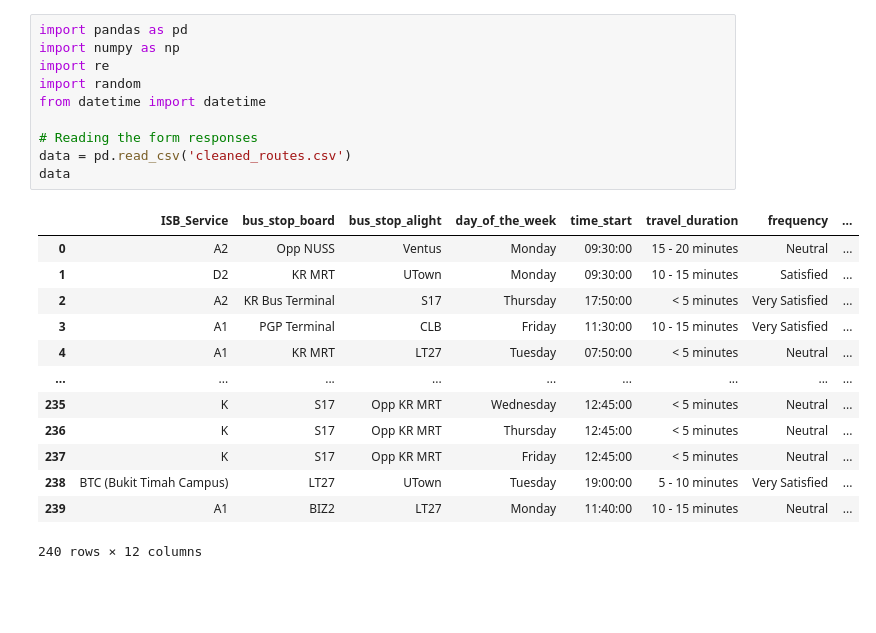
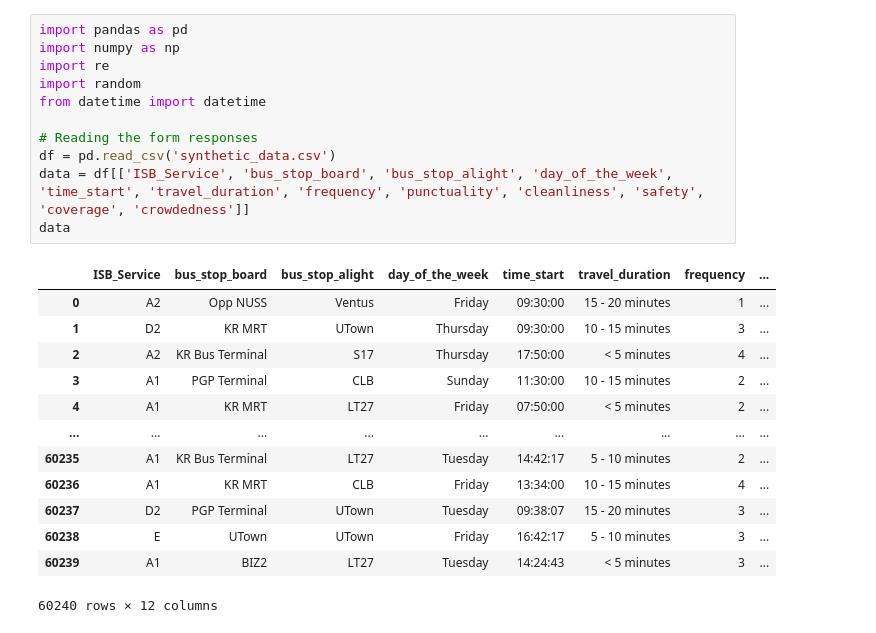
Before and after one commit to angelynnnnn/Optimizing-Public-Transport-Data, a Jupyter notebook: groupB_MLtest.ipynb, the cells around one changed output. Cells and saved outputs as stored; diff of their text form; blank space fills up the shorter version.

```diff
--- a/groupB_MLtest.ipynb
+++ b/groupB_MLtest.ipynb
@@ -1,27 +1,28 @@
 # %%
 import pandas as pd
 import numpy as np
 import re
 import random
 from datetime import datetime
 
 # Reading the form responses
-data = pd.read_csv('cleaned_routes.csv')
+df = pd.read_csv('synthetic_data.csv')
+data = df[['ISB_Service', 'bus_stop_board', 'bus_stop_alight', 'day_of_the_week', 'time_start', 'travel_duration', 'frequency', 'punctuality', 'cleanliness', 'safety', 'coverage', 'crowdedness']]
 data
 # %% [output]
 |  | ISB_Service | bus_stop_board | bus_stop_alight | day_of_the_week | time_start | travel_duration | frequency | ... |
-| 0 | A2 | Opp NUSS | Ventus | Monday | 09:30:00 | 15 - 20 minutes | Neutral | ... |
-| 1 | D2 | KR MRT | UTown | Monday | 09:30:00 | 10 - 15 minutes | Satisfied | ... |
-| 2 | A2 | KR Bus Terminal | S17 | Thursday | 17:50:00 | < 5 minutes | Very Satisfied | ... |
-| 3 | A1 | PGP Terminal | CLB | Friday | 11:30:00 | 10 - 15 minutes | Very Satisfied | ... |
-| 4 | A1 | KR MRT | LT27 | Tuesday | 07:50:00 | < 5 minutes | Neutral | ... |
+| 0 | A2 | Opp NUSS | Ventus | Friday | 09:30:00 | 15 - 20 minutes | 1 | ... |
+| 1 | D2 | KR MRT | UTown | Thursday | 09:30:00 | 10 - 15 minutes | 3 | ... |
+| 2 | A2 | KR Bus Terminal | S17 | Thursday | 17:50:00 | < 5 minutes | 4 | ... |
+| 3 | A1 | PGP Terminal | CLB | Sunday | 11:30:00 | 10 - 15 minutes | 2 | ... |
+| 4 | A1 | KR MRT | LT27 | Friday | 07:50:00 | < 5 minutes | 2 | ... |
 | ... | ... | ... | ... | ... | ... | ... | ... | ... |
-| 235 | K | S17 | Opp KR MRT | Wednesday | 12:45:00 | < 5 minutes | Neutral | ... |
-| 236 | K | S17 | Opp KR MRT | Thursday | 12:45:00 | < 5 minutes | Neutral | ... |
-| 237 | K | S17 | Opp KR MRT | Friday | 12:45:00 | < 5 minutes | Neutral | ... |
-| 238 | BTC (Bukit Timah Campus) | LT27 | UTown | Tuesday | 19:00:00 | 5 - 10 minutes | Very Satisfied | ... |
-| 239 | A1 | BIZ2 | LT27 | Monday | 11:40:00 | 10 - 15 minutes | Neutral | ... |
+| 60235 | A1 | KR Bus Terminal | LT27 | Tuesday | 14:42:17 | 5 - 10 minutes | 2 | ... |
+| 60236 | A1 | KR MRT | CLB | Friday | 13:34:00 | 10 - 15 minutes | 4 | ... |
+| 60237 | D2 | PGP Terminal | UTown | Tuesday | 09:38:07 | 15 - 20 minutes | 3 | ... |
+| 60238 | E | UTown | UTown | Friday | 16:42:17 | 5 - 10 minutes | 3 | ... |
+| 60239 | A1 | BIZ2 | LT27 | Tuesday | 14:24:43 | < 5 minutes | 3 | ... |
-240 rows × 12 columns
+60240 rows × 12 columns
 # %%
 from sklearn.preprocessing import LabelEncoder
 
```
Also changed, not shown: parts of 9 cells of this notebook, 1 other file.
